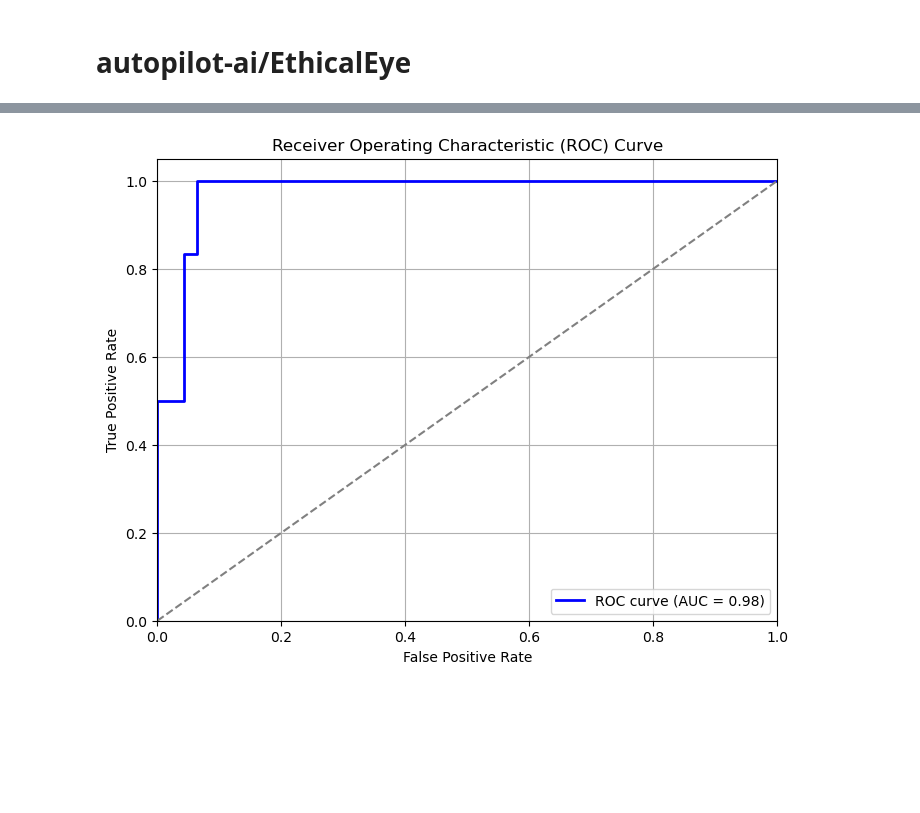
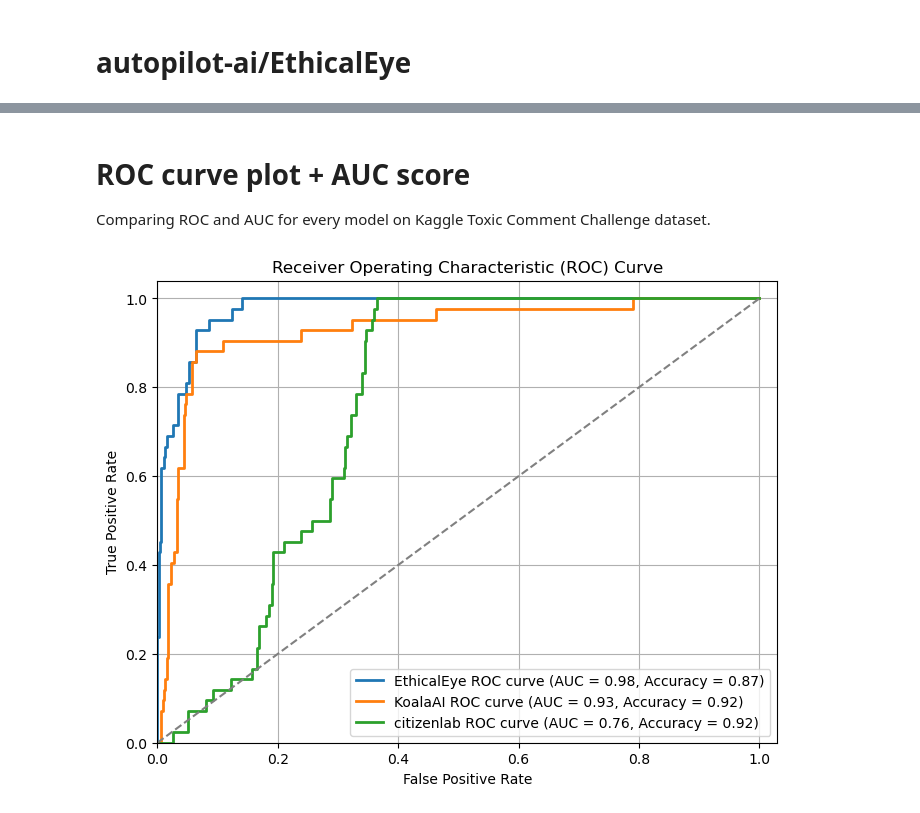
Before and after one commit to seyf4040/Master-Thesis, a Jupyter notebook: code/model_experiments/model_baselines.ipynb, the cells around one changed output, grey strips where cells are left out. Cells and saved outputs as stored; diff of their text form; code cells hidden in the pictures; blank space fills up the shorter version.

Commit message:
Added Test for KoalaAI and citizenlab models

```diff
--- a/code/model_experiments/model_baselines.ipynb
+++ b/code/model_experiments/model_baselines.ipynb
@@ -106,9 +68,13 @@ Name: comment_text, Length: 63978, dtype: object
 [figure]
+# %%
+# test set size is 63978, computation time too long on my computer
+# test_set_size = 63978
+test_set_size = 500
 # %% [markdown]
 # autopilot-ai/EthicalEye
 # %%
 # autopilot-ai/EthicalEye
 
-model = AutoModelForSequenceClassification.from_pretrained("autopilot-ai/EthicalEye")
-tokenizer = AutoTokenizer.from_pretrained("autopilot-ai/EthicalEye")
+EthicalEye_model = AutoModelForSequenceClassification.from_pretrained("autopilot-ai/EthicalEye")
+EthicalEye_tokenizer = AutoTokenizer.from_pretrained("autopilot-ai/EthicalEye")
 # %%
@@ -178,0 +143,4 @@ print(predictions_df)
+# %%
+# Load the model and tokenizer
+KoalaAI_model = AutoModelForSequenceClassification.from_pretrained("KoalaAI/Text-Moderation")
+KoalaAI_tokenizer = AutoTokenizer.from_pretrained("KoalaAI/Text-Moderation")
@@ -178,0 +210,4 @@ print(predictions_df)
+# %%
+# citizenlab/distilbert-base-multilingual-cased-toxicity
+citizenlab_model_path = "citizenlab/distilbert-base-multilingual-cased-toxicity"
+citizenlab_toxicity_classifier = pipeline("text-classification", model=citizenlab_model_path, tokenizer=citizenlab_model_path)
@@ -179,26 +258,66 @@ print(predictions_df)
+# %% [markdown]
+# ROC curve plot + AUC score
+Comparing ROC and AUC for every model on Kaggle Toxic Comment Challenge dataset.
 # %%
 # y_true should be a 1D array of true binary labels (0 or 1)
-# y_pred should be a 1D array of predicted probabilities or scores (continuous values between 0 and 1)
 y_true = test_labels['toxic'][:test_set_size]  # ground truth labels
-y_pred = predictions_df['non_safe_probability']  # predicted probabilities or scores
 
-# 1. Compute ROC curve data points
-fpr, tpr, thresholds = roc_curve(y_true, y_pred)
+# Threshold to classify probabilities as positive (1) or negative (0)
+threshold = 0.5
 
-# 2. Compute the AUC
-roc_auc = auc(fpr, tpr)
+# Dictionary to store model names and their predictions
+models_predictions = {
+    'EthicalEye': EthicalEye_predictions_df['non_safe_probability'],
+    'KoalaAI': KoalaAI_predictions_df['non_safe_probability'],
+    'citizenlab': citizenlab_predictions_df['non_safe_probability']
+    # Add more models here if needed
+}
 
-# 3. Plot the ROC Curve
+# Data structure to store metrics for each model
+metrics_data = []
+
+# Initialize plot
 plt.figure(figsize=(8, 6))
-plt.plot(fpr, tpr, color='blue', lw=2, label=f'ROC curve (AUC = {roc_auc:.2f})')
-plt.plot([0, 1], [0, 1], color='gray', linestyle='--')  # Dashed diagonal (random guess)
-plt.xlim([0.0, 1.0])
-plt.ylim([0.0, 1.05])
+
+# Loop over each model and compute ROC and AUC
+for model_name, y_pred in models_predictions.items():
+    fpr, tpr, _ = roc_curve(y_true, y_pred)
+    roc_auc = auc(fpr, tpr)
+
+    # Calculate binary predictions using the threshold
+    y_pred_binary = (y_pred >= threshold).astype(int)
+
+    # Calculate accuracy
+    accuracy = accuracy_score(y_true, y_pred_binary)
+
+    # Store the metrics in a dictionary
+    metrics_data.append({
+        'Model': model_name,
+        'AUC': roc_auc,
+        'Accuracy': accuracy
+    })
+
+    # Plot ROC curve
+    plt.plot(fpr, tpr, lw=2, label=f'{model_name} ROC curve (AUC = {roc_auc:.2f}, Accuracy = {accuracy:.2f})')
+
+# Plot the diagonal line (random guess)
+plt.plot([0, 1], [0, 1], color='gray', linestyle='--')
+
+# Configure plot
+plt.xlim([0.0, 1.03])
+plt.ylim([0.0, 1.04])
 plt.xlabel('False Positive Rate')
 plt.ylabel('True Positive Rate')
 plt.title('Receiver Operating Characteristic (ROC) Curve')
 plt.legend(loc="lower right")
 plt.grid()
 plt.show()
+
+# Create a DataFrame from the collected metrics data
+metrics_df = pd.DataFrame(metrics_data)
+
+# Display the table of metrics
+print("\nModel Performance Metrics:\n")
+print(metrics_df.to_string(index=False))
 # %% [output]
-[figure, old version]
+[figure, new version]
```
Also changed, not shown: parts of 10 cells of this notebook, 1 other file.
